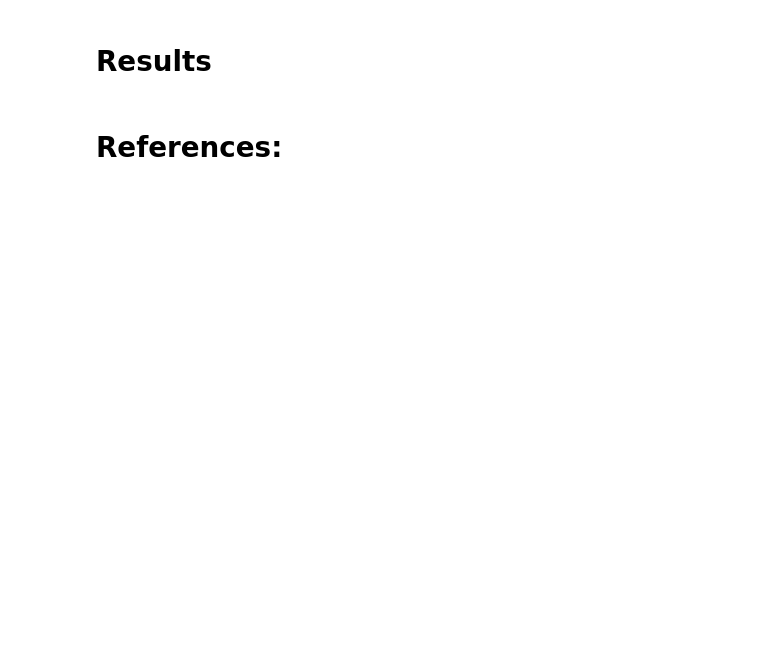
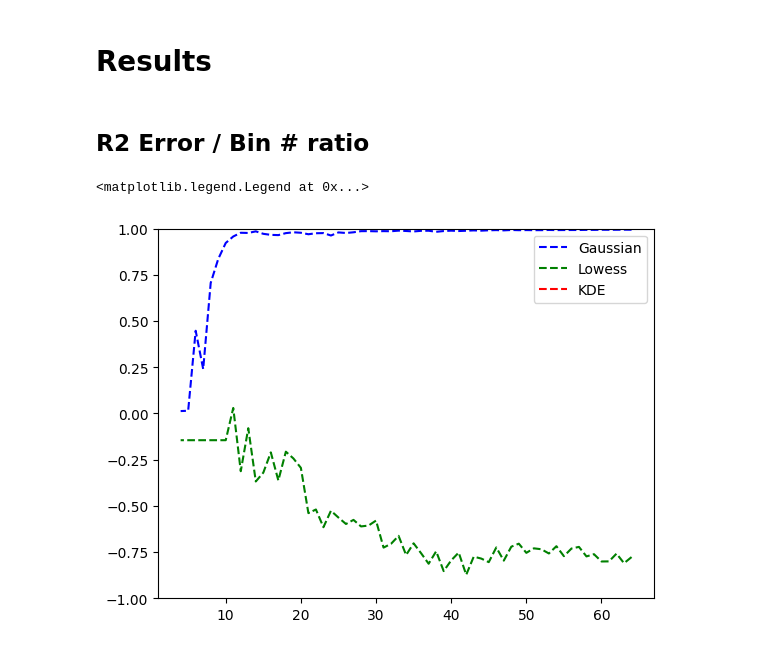
Before and after one commit to elcosas/SPAD_Regression_Research, a Jupyter notebook: Notebook.ipynb, the cells around one changed output. Cells and saved outputs as stored; diff of their text form; code cells hidden in the pictures; blank space fills up the shorter version.

```diff
--- a/Notebook.ipynb
+++ b/Notebook.ipynb
@@ -208,4 +265,4 @@ fig.tight_layout()
 # %% [markdown]
 # Results
-# %% [markdown]
-# References:
+# %% [markdown]
+## R2 Error / Bin # ratio
@@ -211,0 +274,27 @@ fig.tight_layout()
+# %%
+# Generate Error Datasets
+def r2_per_bin(x_set, max_bins, model):
+    r2_scores = []
+    for i in range(4, max_bins+1)[::-1]:
+        bounds, trans = gen_dataset(i)
+        DEFAULT_TR = stats.mode(stats.mode(data) for data in trans)
+        bds, trs = convert_ed(bounds[0, :].copy(), trans[0, :].copy())
+        pred_vals = model(bds, trs, x_set)
+        r2_scores.append(met.r2_score(trans[0, :].copy(), pred_vals))
+    return r2_scores
+# %%
+# Graph Results
+MAX_BINS = 64
+
+x_test = np.arange(0, LASER_RES)
+x_plot = np.arange(4, MAX_BINS+1)[::-1]
+
+ax = plt.gca()
+ax.set_ylim([-1, 1])
+plt.plot(x_plot, r2_per_bin(x_test.reshape(-1, 1), MAX_BINS, gaussian.regression_fit), 'b', linestyle='--', label='Gaussian')
+plt.plot(x_plot, r2_per_bin(x_test.reshape(-1, 1), MAX_BINS, lowess.regression_fit), 'g', linestyle='--', label='Lowess')
+plt.plot(x_plot, r2_per_bin(x_test, MAX_BINS, kde.regression_fit), 'r', linestyle='--', label='KDE')
+plt.legend()
+# %% [output]
+<matplotlib.legend.Legend at 0x...>
+[figure, added]
```
Also changed, not shown: parts of 14 cells of this notebook, 7 other files.
